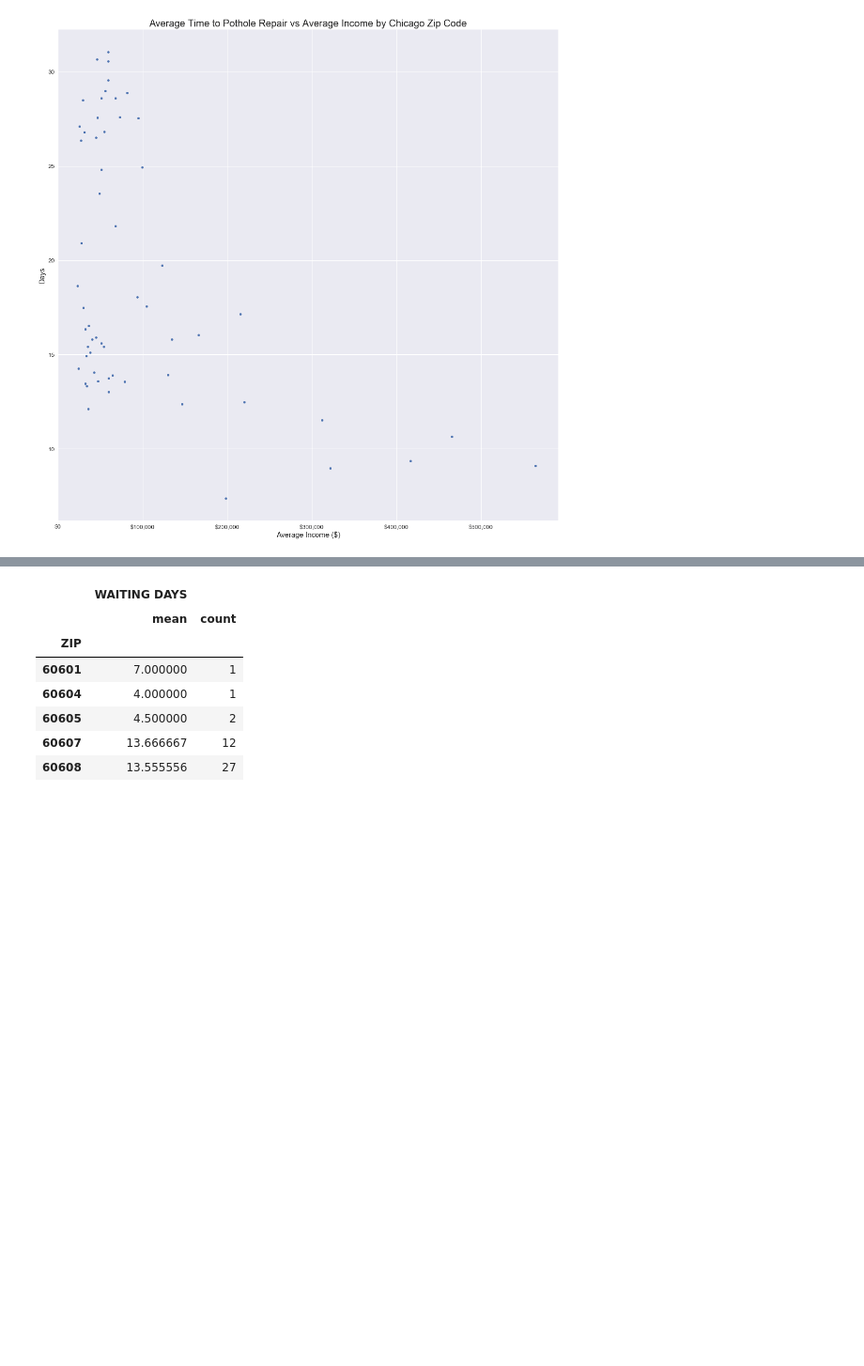
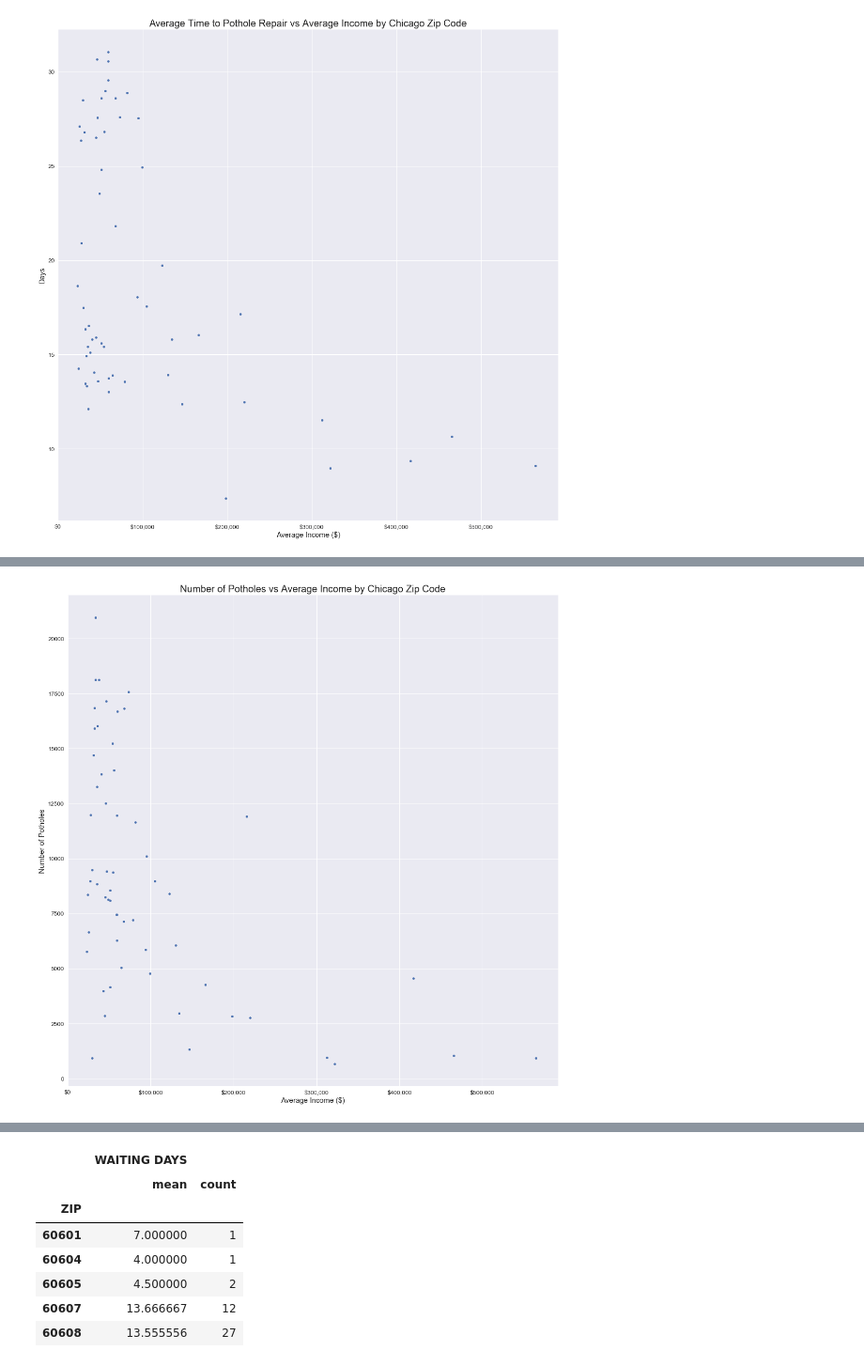
Before and after one commit to bobo333/data-explorations, a Jupyter notebook: chicago_potholes_and_income/Chicago Potholes.ipynb, the cells around one changed output, grey strips where cells are left out. Shown at 94% size. Saved outputs shown, nothing was run; the diff lists cells and outputs as text; code cells hidden in the pictures; blank space fills up the shorter version.

```diff
--- a/chicago_potholes_and_income/Chicago Potholes.ipynb
+++ b/chicago_potholes_and_income/Chicago Potholes.ipynb
@@ -547,0 +663,2 @@ ax.figure.savefig('pothole_time_vs_income.png');
+# %%
+total_by_zipcode_with_income = pd.merge(total_by_zipcode, income_by_zipcode, left_index=True, right_index=True)
@@ -547,0 +674,13 @@ ax.figure.savefig('pothole_time_vs_income.png');
+# %%
+sns.set()
+ax = total_by_zipcode_with_income.plot('avg_income', 'ZIP', 'scatter', figsize=(15,15));
+ax.set_title('Number of Potholes vs Average Income by Chicago Zip Code', fontsize=20)
+ax.set_xlabel('Average Income ($)', fontsize=15)
+ax.set_ylabel('Number of Potholes', fontsize=15)
+ax.tick_params(labelsize=12);
+ax.set_xlim(left=0);
+ax.xaxis.set_major_formatter(matplotlib.ticker.FuncFormatter(lambda x, p: '$' + format(int(x), ',')));
+ax.figure.tight_layout(pad=0.5);
+ax.figure.savefig('total_potholes_vs_income.png');
+# %% [output]
+[figure, added]
```
Also changed, not shown: parts of 21 cells of this notebook.
